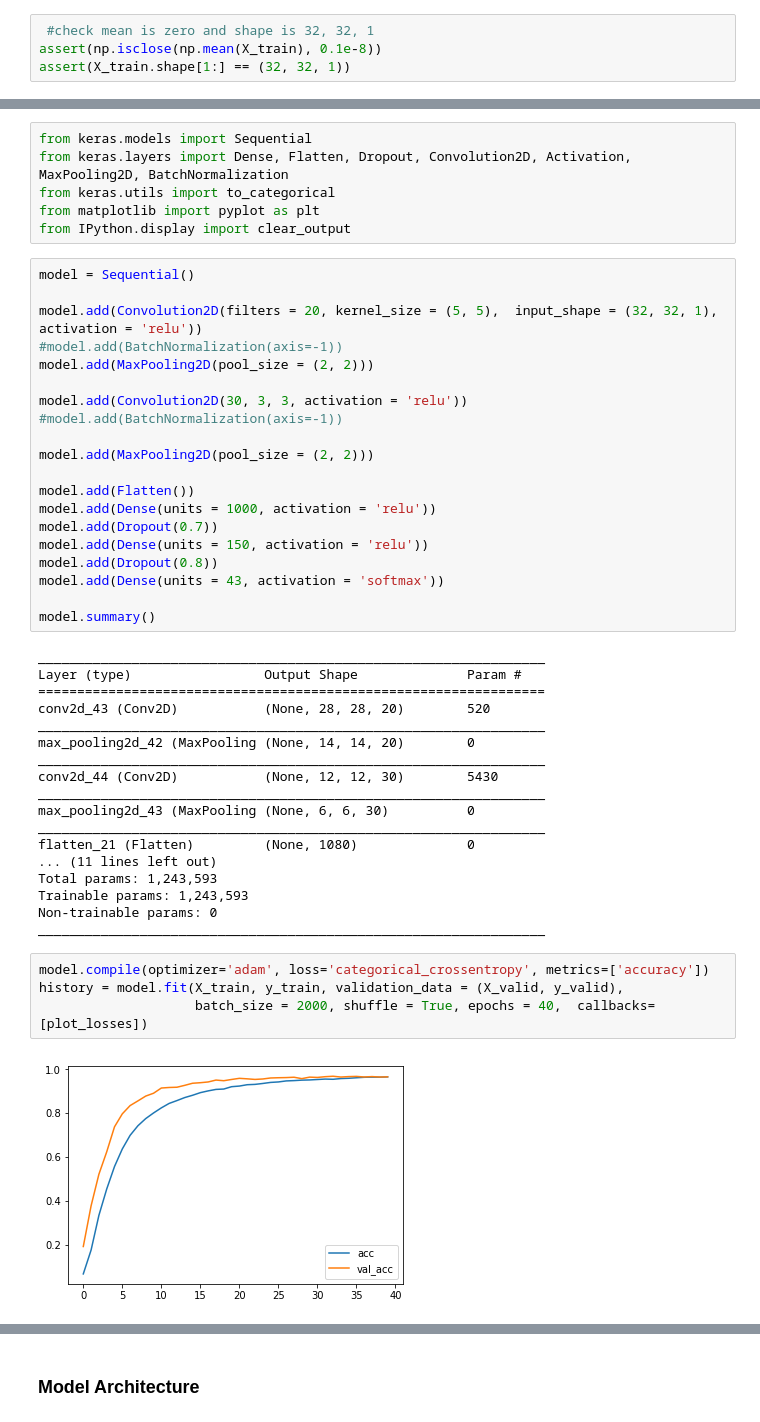
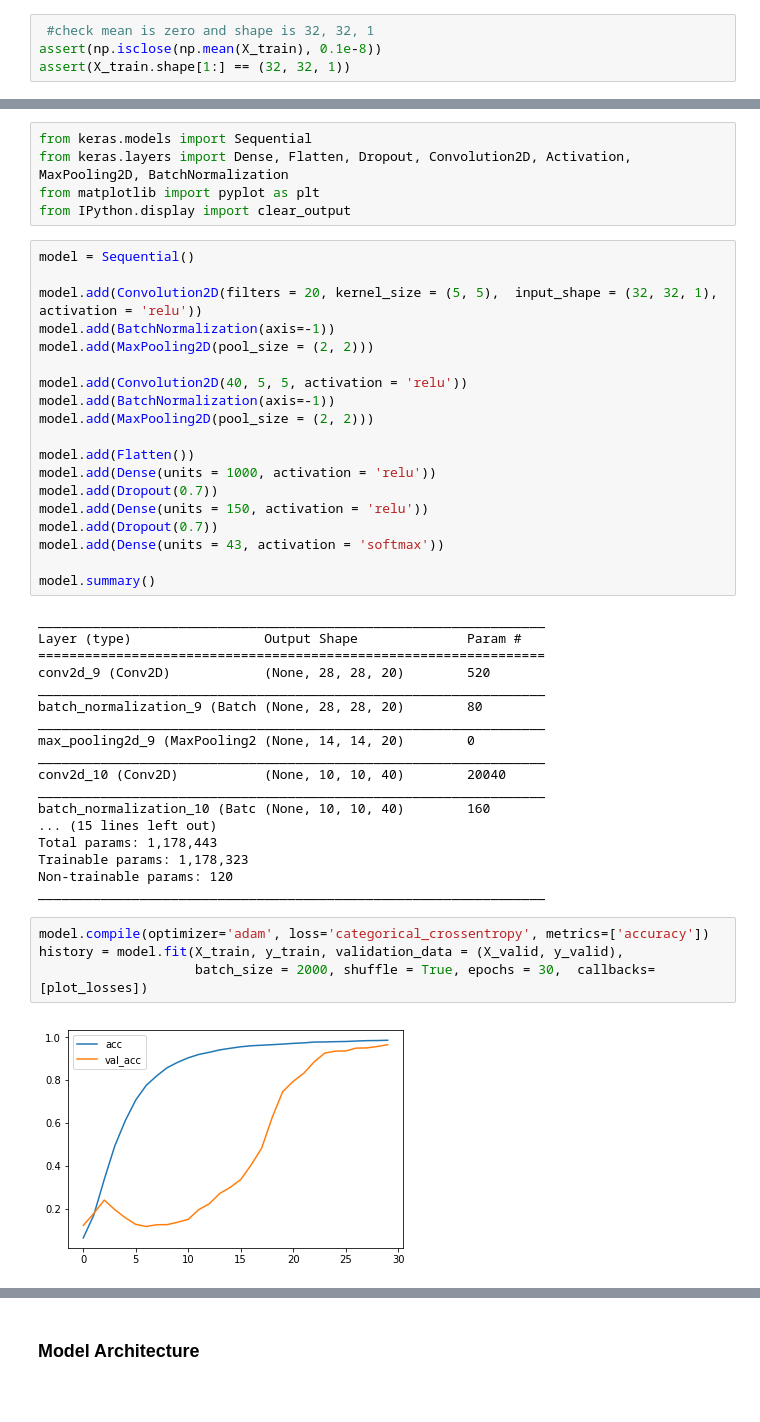
Before and after one commit to johnbarca/udacity_self_driving_car_eng, a Jupyter notebook: Traffic_Sign_Classifier.ipynb, the cells around one changed output, grey strips where cells are left out. Saved outputs shown, nothing was run; the diff lists cells and outputs as text.

```diff
--- a/Traffic_Sign_Classifier.ipynb
+++ b/Traffic_Sign_Classifier.ipynb
@@ -205,26 +239,24 @@ assert(X_train.shape[1:] == (32, 32, 1))
 # %%
 from keras.models import Sequential
 from keras.layers import Dense, Flatten, Dropout, Convolution2D, Activation, MaxPooling2D, BatchNormalization
-from keras.utils import to_categorical
 from matplotlib import pyplot as plt
 from IPython.display import clear_output
 # %%
 model = Sequential()
 
 model.add(Convolution2D(filters = 20, kernel_size = (5, 5),  input_shape = (32, 32, 1), activation = 'relu'))
-#model.add(BatchNormalization(axis=-1))
+model.add(BatchNormalization(axis=-1))
 model.add(MaxPooling2D(pool_size = (2, 2)))
 
-model.add(Convolution2D(30, 3, 3, activation = 'relu'))
-#model.add(BatchNormalization(axis=-1))
-
+model.add(Convolution2D(40, 5, 5, activation = 'relu'))
+model.add(BatchNormalization(axis=-1))
 model.add(MaxPooling2D(pool_size = (2, 2)))
 
 model.add(Flatten())
 model.add(Dense(units = 1000, activation = 'relu'))
 model.add(Dropout(0.7))
 model.add(Dense(units = 150, activation = 'relu'))
-model.add(Dropout(0.8))
+model.add(Dropout(0.7))
 model.add(Dense(units = 43, activation = 'softmax'))
 
 model.summary()
@@ -232,23 +264,23 @@ model.summary()
 _________________________________________________________________
 Layer (type)                 Output Shape              Param #
 =================================================================
-conv2d_43 (Conv2D)           (None, 28, 28, 20)        520
+conv2d_9 (Conv2D)            (None, 28, 28, 20)        520
 _________________________________________________________________
-max_pooling2d_42 (MaxPooling (None, 14, 14, 20)        0
+batch_normalization_9 (Batch (None, 28, 28, 20)        80
 _________________________________________________________________
-conv2d_44 (Conv2D)           (None, 12, 12, 30)        5430
+max_pooling2d_9 (MaxPooling2 (None, 14, 14, 20)        0
 _________________________________________________________________
-max_pooling2d_43 (MaxPooling (None, 6, 6, 30)          0
+conv2d_10 (Conv2D)           (None, 10, 10, 40)        20040
 _________________________________________________________________
-flatten_21 (Flatten)         (None, 1080)              0
-... (11 lines left out)
-Total params: 1,243,593
-Trainable params: 1,243,593
-Non-trainable params: 0
+batch_normalization_10 (Batc (None, 10, 10, 40)        160
+... (15 lines left out)
+Total params: 1,178,443
+Trainable params: 1,178,323
+Non-trainable params: 120
 _________________________________________________________________
 # %%
 model.compile(optimizer='adam', loss='categorical_crossentropy', metrics=['accuracy'])
 history = model.fit(X_train, y_train, validation_data = (X_valid, y_valid),
-                    batch_size = 2000, shuffle = True, epochs = 40,  callbacks=[plot_losses])
+                    batch_size = 2000, shuffle = True, epochs = 30,  callbacks=[plot_losses])
 # %% [output]
-[figure, old version]
+[figure, new version]
```
Also changed, not shown: parts of 17 cells of this notebook.
